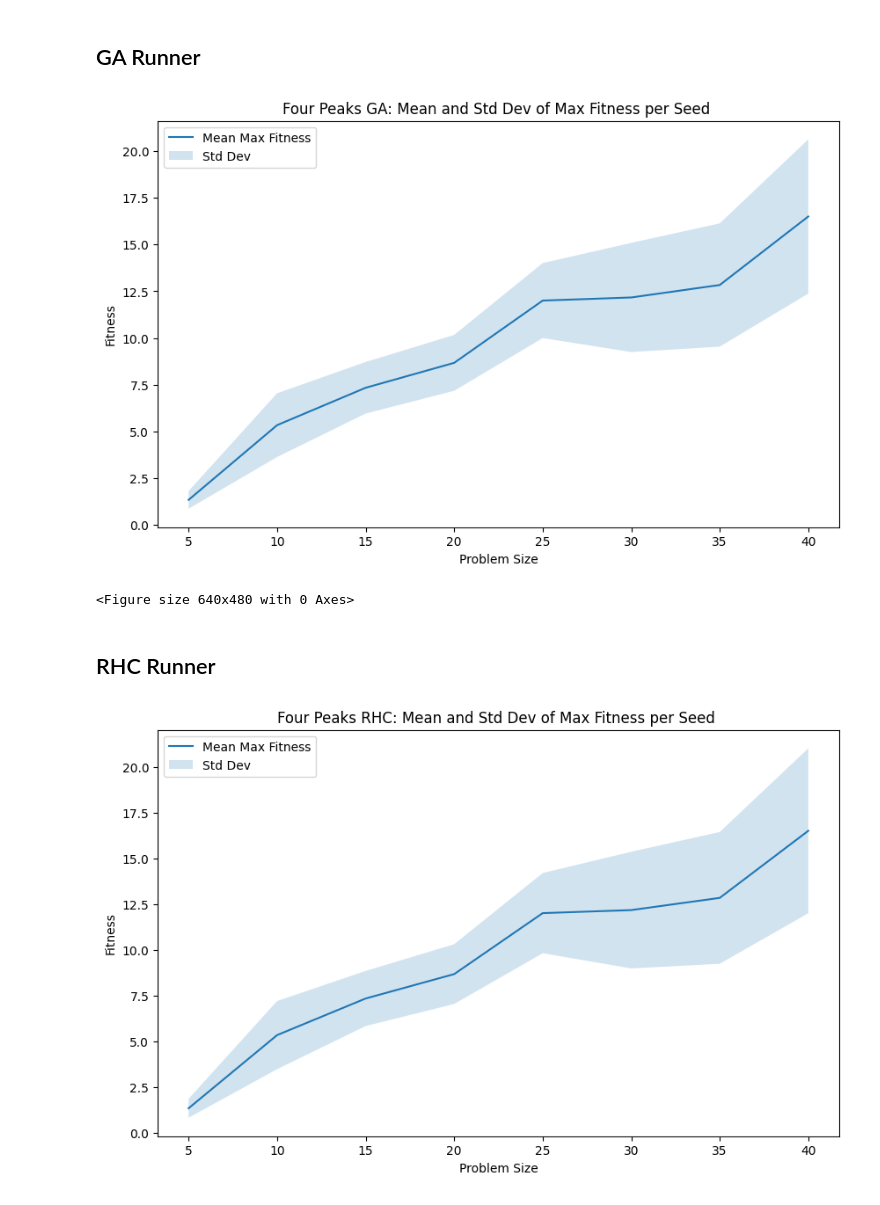
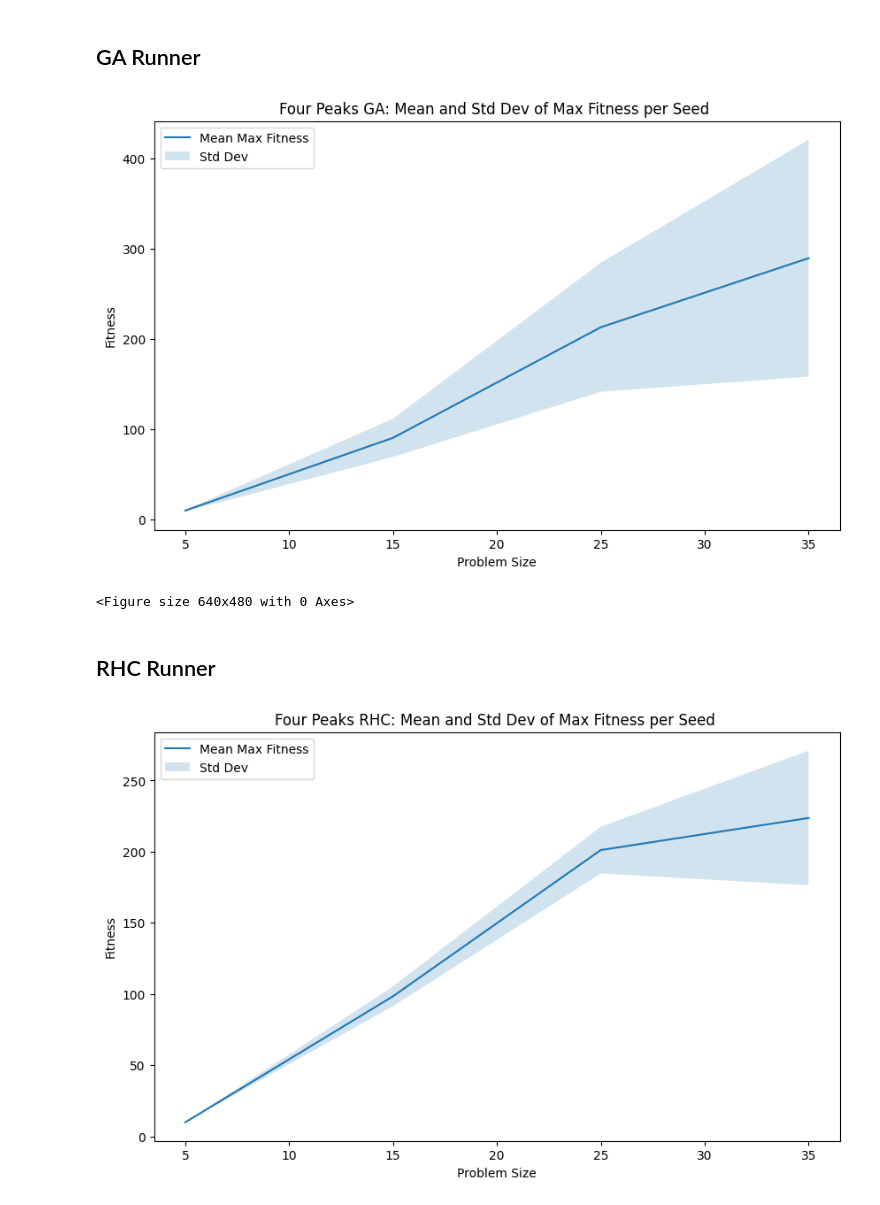
Before and after one commit to climberwb/ML, a Jupyter notebook: A2/A2P1DataCollection_kcolor.ipynb, the cells around one changed output. Drawn from its saved outputs; the diff is of its cells as text; code cells hidden in the pictures.

```diff
--- a/A2/A2P1DataCollection_kcolor.ipynb
+++ b/A2/A2P1DataCollection_kcolor.ipynb
@@ -192,7 +66,7 @@ logging.basicConfig(level=logging.WARNING)
 # %%
 from A2_helpers import MaxKColor_helpers
+from A2_helpers.MaxKColor_helpers import Runner_overSeeds
 
 
-
-problems = MaxKColor_helpers.genaerate_problems_over_size(length = [ 5, 10, 15, 20, 25, 30, 35, 40  ])
+problems = MaxKColor_helpers.genaerate_problems_over_size(length = [ 5,  15,  25, 35,   ])
 # %% [output]
@@ -207,5 +77,5 @@ problem of size 40 for MaxKColorGenerator.
 # %%
-from A2_helpers.MaxKColor_helpers import Runner_overSeeds
+
 
 """
 For all temperatures and decay schedules, run the SA algorithm for the 4-peaks problem for problem sizes of 10, 20, 40, 80, and 160
@@ -220,7 +90,7 @@ We find the mean maximum per seed (i.e per run across all other parameters and i
 #                 temperature_list=[0.1, 0.5, 0.75, 1.0, 2.0, 5.0],
 #
 # decay_list=[mlrose_hiive.GeomDecay, mlrose_hiive.ExpDecay],)
-kwargs = { "iteration_list":2 ** np.arange(11), "temperature_list": [0.1, 0.5, 0.75, 1.0, 2.0, 5.0], "decay_list":[mlrose_hiive.ExpDecay, mlrose_hiive.GeomDecay], "max_attempts":500,  "experiment_name": "SA_runner"}
+kwargs = {"max_attempts":200, "iteration_list":2 ** np.arange(11), "temperature_list": [0.1, 0.5, 0.75, 1.0, 2.0, 5.0], "decay_list":[mlrose_hiive.ExpDecay, mlrose_hiive.GeomDecay], "max_attempts":500,  "experiment_name": "SA_runner"}
 
 sizes = []
 mean_fitness_per_size = []
@@ -234,6 +104,7 @@ for size,p in problems:
                      seeds = [1, 2, 3, 4, 5,10],
                      **kwargs
                      )
+     df_run_stats_total["problem_size"] = size
      df_run_stats_total_all_problem_sizes_sa.append(df_run_stats_total)
      df_run_curves_total_all_problem_sizes_sa.append(df_run_curves_total)
           # Find the mean max fitness per seed
@@ -294,7 +215,7 @@ if df_run_stats_total_all_problem_sizes_sa and df_run_curves_total_all_problem_s
 ## GA Runner
 # %%
     # create a runner class and solve the problem
-kwargs = { "iteration_list":2 ** np.arange(11), "population_sizes": [5,10,30,50,70], "mutation_rates":[0.05,0.1, 0.2, 0.5,0.75], "experiment_name": "GA_runner"}
+kwargs = {"max_attempts":200, "iteration_list":2 ** np.arange(11), "population_sizes": [5,10,30,50], "mutation_rates":[0.05,0.1, 0.2, 0.5,0.75], "experiment_name": "GA_runner"}
 
 sizes = []
 mean_fitness_per_size = []
@@ -309,6 +230,7 @@ for size,p in problems:
                      runner_algorthm= mlrose_hiive.GARunner,
                      **kwargs
                      )
+     df_run_stats_total["problem_size"] = size
      df_run_stats_total_all_problem_sizes_ga.append(df_run_stats_total)
      df_run_curves_total_all_problem_sizes_ga.append(df_run_curves_total)
           # Find the mean max fitness per seed
@@ -337,7 +259,7 @@ ax.legend()
 plt.show()
 plt.savefig("Four_peaks_GA_mean_max_fitness_per_seed.png")
 # %% [output]
-[figure, old version]
+[figure, new version]
 <Figure size 640x480 with 0 Axes>
 # %%
 # convert the above to dataframes and save to csv
@@ -354,7 +276,7 @@ if df_run_stats_total_all_problem_sizes_ga and df_run_curves_total_all_problem_s
 
 
     # create a runner class and solve the problem
-kwargs = { "iteration_list":2 ** np.arange(11), "restart_list": [1],  "experiment_name": "RHC_runner"}
+kwargs = { "max_attempts":200,"iteration_list":2 ** np.arange(11), "restart_list": [1],  "experiment_name": "RHC_runner"}
 
 sizes = []
 mean_fitness_per_size = []
@@ -366,34 +288,35 @@ for size,p in problems:
      df_run_stats_total, df_run_curves_total = Runner_overSeeds(
                      problem = p,
                      seeds = [1, 2, 3, 4, 5,10],
                      runner_algorthm= mlrose_hiive.RHCRunner,
                      **kwargs
                      )
+     df_run_stats_total["problem_size"] = size
      df_run_stats_total_all_problem_sizes_rhc.append(df_run_stats_total)
      df_run_curves_total_all_problem_sizes_rhc.append(df_run_curves_total)
           # Find the mean max fitness per seed
      max_fitness_per_seed = df_run_curves_total.groupby('seed')['Fitness'].max()
      mean_fitness = max_fitness_per_seed.mean()
      std_fitness = max_fitness_per_seed.std()
 
      mean_fitness_per_size.append(mean_fitness)
      std_fitness_per_size.append(std_fitness)
      sizes.append(size)
 # Plotting
 fig, ax = plt.subplots(figsize=(10, 6))
 ax.plot(sizes, mean_fitness_per_size, label='Mean Max Fitness')
 ax.fill_between(sizes,
                 np.array(mean_fitness_per_size) - np.array(std_fitness_per_size),
                 np.array(mean_fitness_per_size) + np.array(std_fitness_per_size),
                 alpha=0.2, label='Std Dev')
 
 ax.set_xlabel('Problem Size')
 ax.set_ylabel('Fitness')
 ax.set_title('Four Peaks RHC: Mean and Std Dev of Max Fitness per Seed ')
 ax.legend()
 plt.show()
 # %% [output]
-[figure, old version]
+[figure, new version]
 # %%
 if df_run_stats_total_all_problem_sizes_rhc and df_run_curves_total_all_problem_sizes_rhc:
     df_run_stats_total_all_problem_sizes_rhc = pd.concat(df_run_stats_total_all_problem_sizes_rhc)
```
Also changed, not shown: parts of 9 cells of this notebook, 27 other files.
